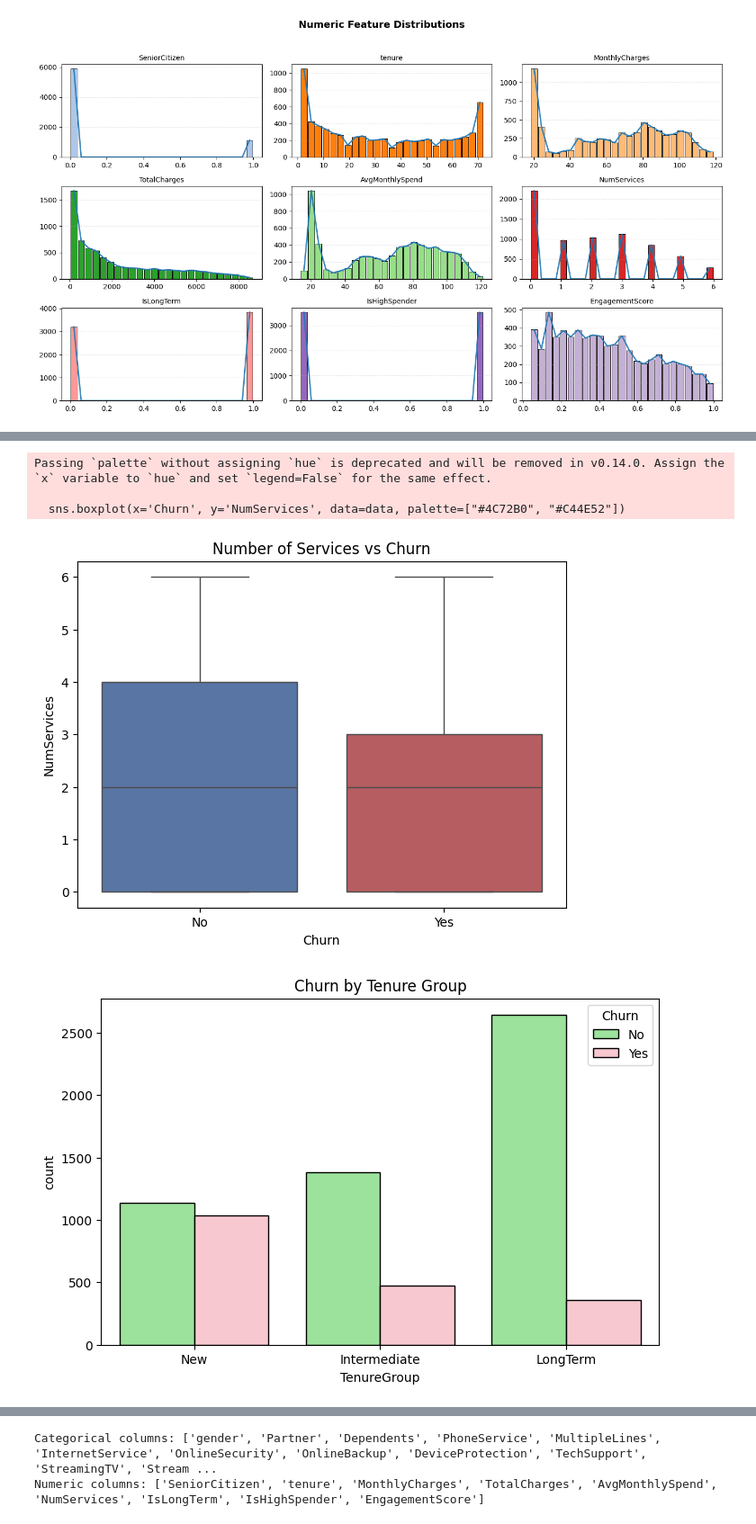
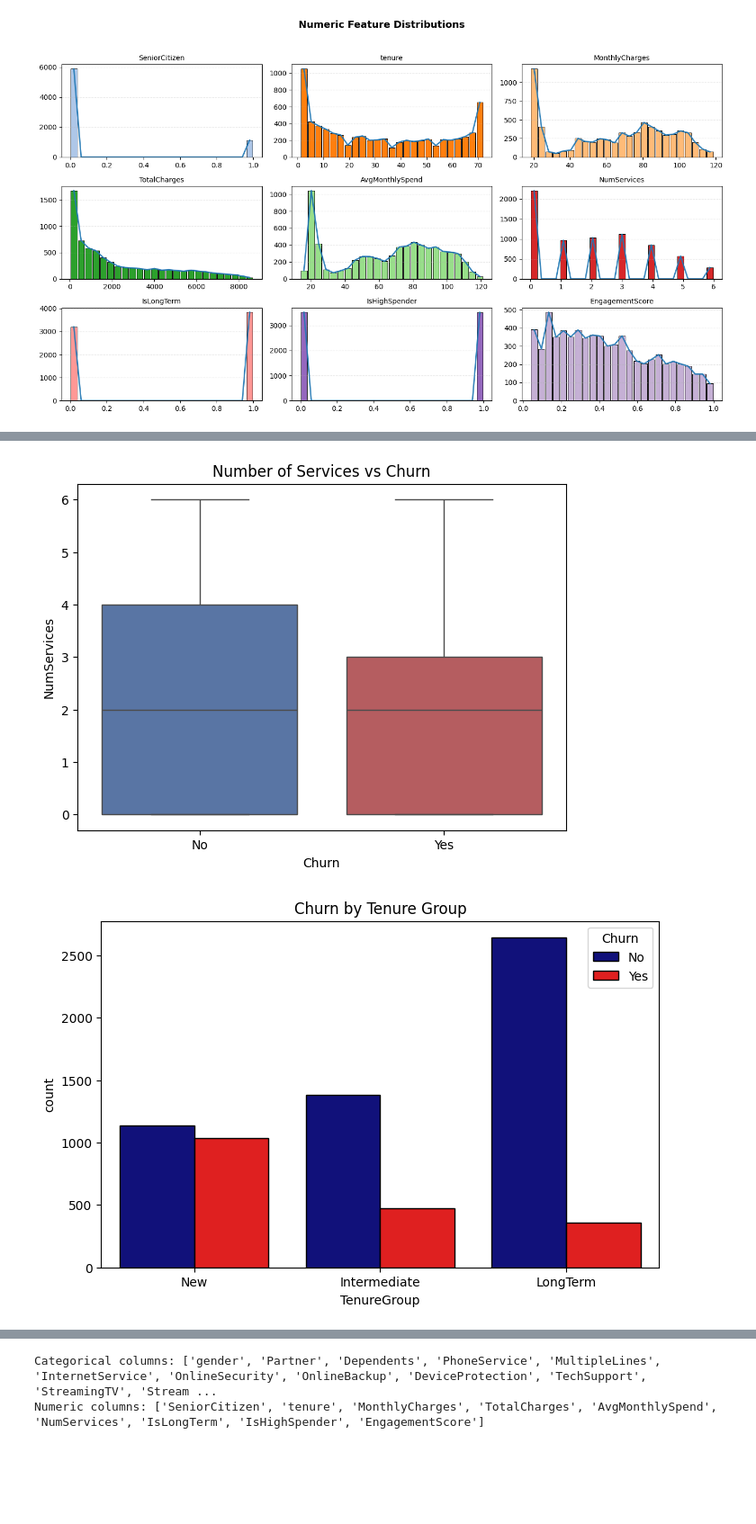
Before and after one commit to Sujatha-Nethmini/ML_CW, a Jupyter notebook: machineLearning_CW.ipynb, the cells around one changed output, grey strips where cells are left out. Shown at 90% size. Cells and saved outputs as stored; diff of their text form; code cells hidden in the pictures; blank space fills up the shorter version.

```diff
--- a/machineLearning_CW.ipynb
+++ b/machineLearning_CW.ipynb
@@ -324,30 +355,27 @@ Passing `palette` without assigning `hue` is deprecated and will be removed in v
 # %%
 # 8. FEATURE ENGINEERING VISUALS
 
 
 # A) NumServices vs Churn
 plt.figure(figsize=(7,5))
-sns.boxplot(x='Churn', y='NumServices', data=data, palette=["#4C72B0", "#C44E52"])
+sns.boxplot(x='Churn', y='NumServices', data=data, hue = 'Churn', palette=["#4C72B0", "#C44E52"])
 plt.title("Number of Services vs Churn")
 plt.show()
 
 # B) Tenure Group vs Churn
 plt.figure(figsize=(8,5))
-sns.countplot(x='TenureGroup', hue='Churn', data=data,palette=["lightgreen", "pink"], edgecolor = "black")
+sns.countplot(x='TenureGroup', hue='Churn', data=data, palette=["darkblue", "red"], edgecolor = "black")
 plt.title("Churn by Tenure Group")
 plt.show()
 
 # C) Engagement Score Distribution
 plt.figure(figsize=(8,5))
 sns.histplot(data['EngagementScore'], bins=30, kde=True, color="purple")
 plt.title("Engagement Score Distribution")
 plt.show()
 # %% [output]
-Passing `palette` without assigning `hue` is deprecated and will be removed in v0.14.0. Assign the `x` variable to `hue` and set `legend=False` for the same effect.
-
-  sns.boxplot(x='Churn', y='NumServices', data=data, palette=["#4C72B0", "#C44E52"])
 [figure]
-[figure, old version]
+[figure, new version]
 [figure]
 # %%
 X = data.drop(columns=['Churn'])
```
Also changed, not shown: parts of 28 cells of this notebook.
